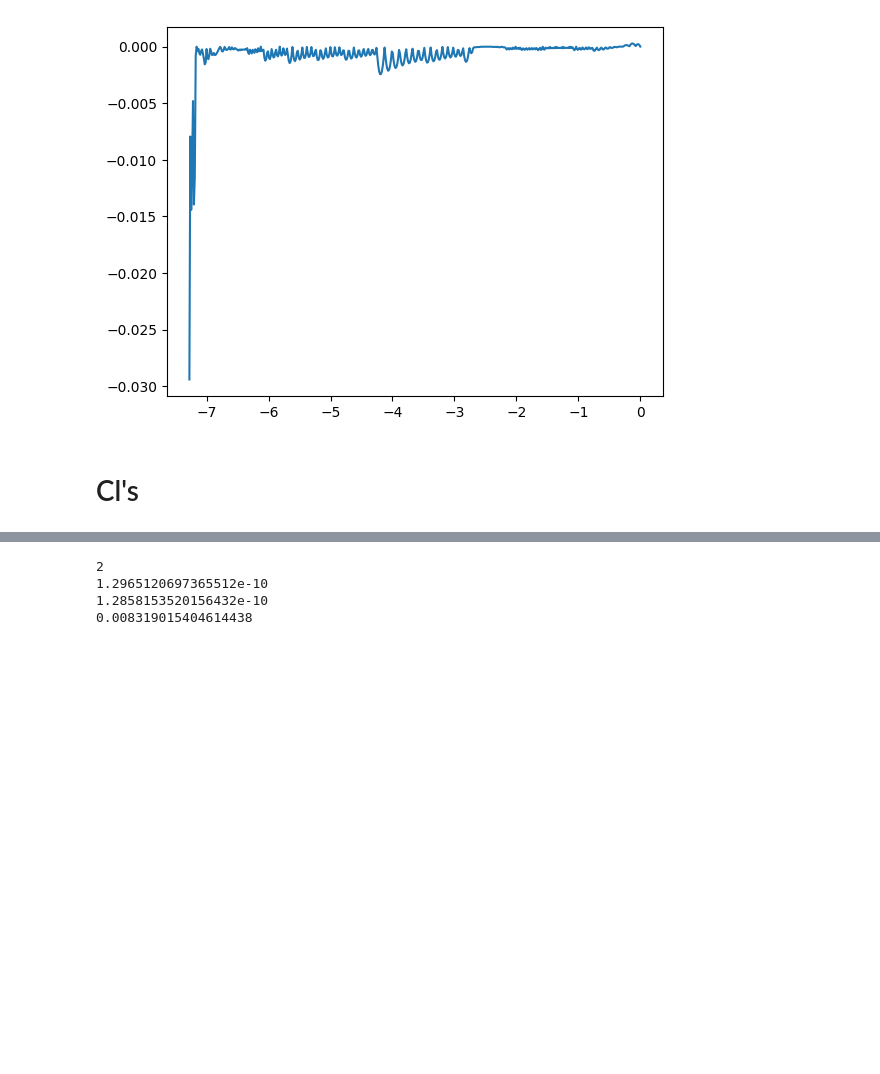
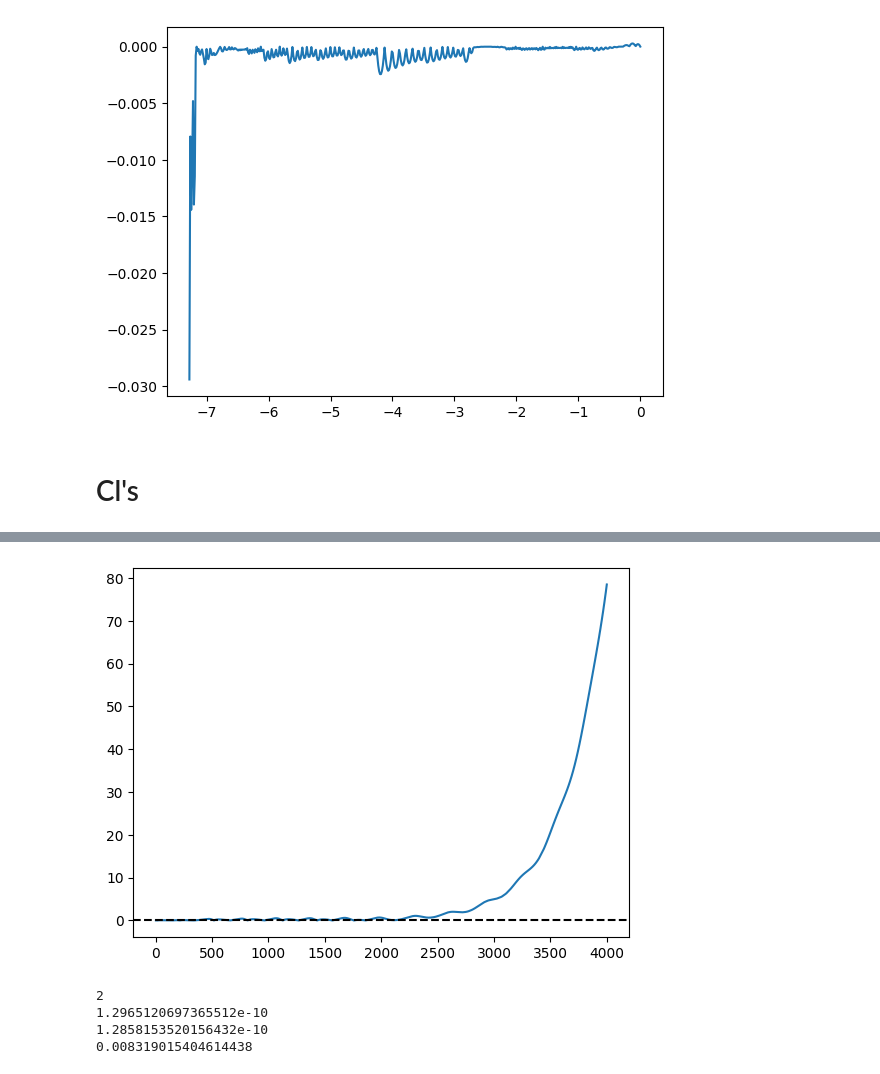
Before and after one commit to cgiovanetti/ABCMB-k, a Jupyter notebook: Module_Tests/spectrum_test.ipynb, the cells around one changed output, grey strips where cells are left out. Saved outputs shown, nothing was run; the diff lists cells and outputs as text; code cells hidden in the pictures; blank space fills up the shorter version.

```diff
--- a/Module_Tests/spectrum_test.ipynb
+++ b/Module_Tests/spectrum_test.ipynb
@@ -441,3 +477,12 @@ plt.show()
+# %%
+err = abs(new_ee/class_ee[2:] - 1.)
+plt.plot(full_l, err)
+plt.axhline(0.01, ls="--", color="black")
+#plt.yscale("log")
+#plt.xscale("log")
+plt.show()
+# %% [output]
+[figure, added]
 # %%
 idx = 0
 l = spectrum.l_tab[idx]
```
Also changed, not shown: parts of 13 cells of this notebook, 50 other files.
